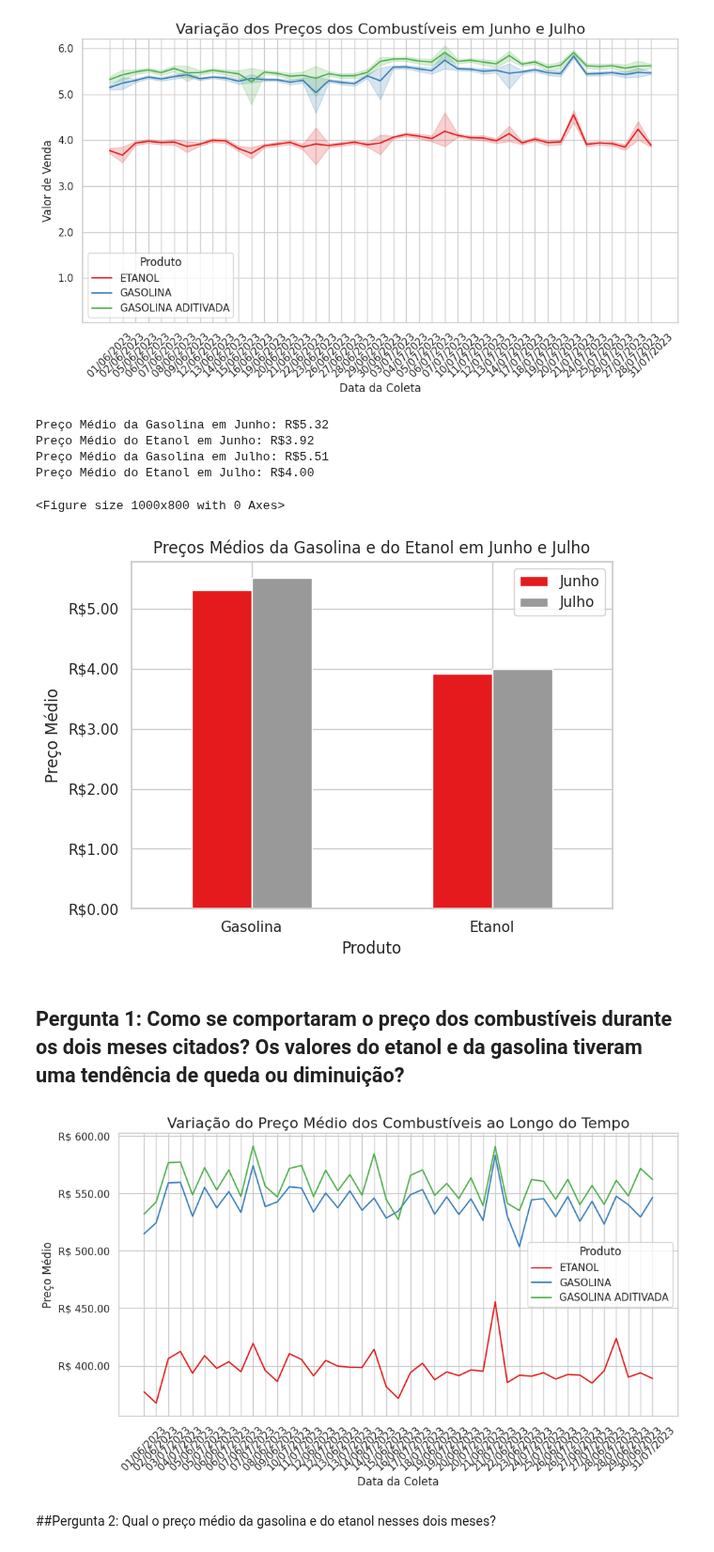
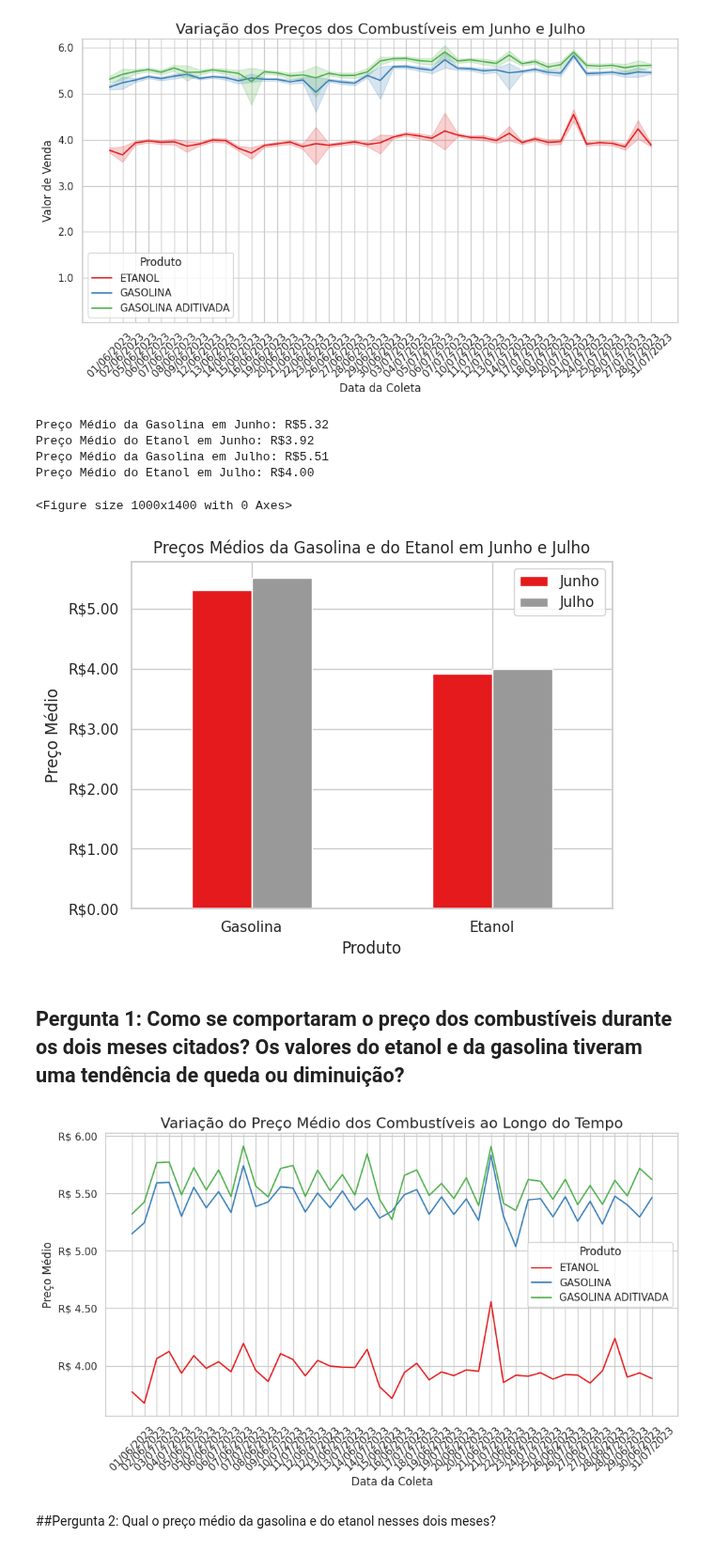
Before and after one commit to Project-4-Trends-and-Insights-Database/Projeto_Dados_para_abastecer_o_carro, a Jupyter notebook: Projeto_Dados_para_abastecer_o_carro.ipynb, the cells around one changed output. Shown at 94% size. Drawn from its saved outputs; the diff is of its cells as text; code cells hidden in the pictures.

```diff
--- a/Projeto_Dados_para_abastecer_o_carro.ipynb
+++ b/Projeto_Dados_para_abastecer_o_carro.ipynb
@@ -73,7 +90,7 @@ df = pd.DataFrame({
     'Julho': precos_medios_julho
 })
 
-plt.figure(figsize=(10, 8))
+plt.figure(figsize=(10, 14))
 df.plot(x='Produto', kind='bar', colormap='Set1')
 plt.title('Preços Médios da Gasolina e do Etanol em Junho e Julho')
 plt.xlabel('Produto')
@@ -87,26 +104,26 @@ Preço Médio da Gasolina em Junho: R$5.32
 Preço Médio do Etanol em Junho: R$3.92
 Preço Médio da Gasolina em Julho: R$5.51
 Preço Médio do Etanol em Julho: R$4.00
-<Figure size 1000x800 with 0 Axes>
+<Figure size 1000x1400 with 0 Axes>
 [figure]
 # %% [markdown]
 ## <font color = 00CED1> Pergunta 1: Como se comportaram o preço dos combustíveis durante os dois meses citados? Os valores do etanol e da gasolina tiveram uma tendência de queda ou diminuição?
 # %%
 # Análise de correlação entre o preço médio dos combustíveis e a quantidade de registros
 dados_combustiveis_por_data = dados_combustiveis.groupby(['Data da Coleta', 'Produto'])['Valor de Venda'].mean().reset_index()
 
 plt.figure(figsize=(10, 6))
 sns.lineplot(data=dados_combustiveis_por_data, x='Data da Coleta', y='Valor de Venda', hue='Produto', palette="Set1")
 plt.title('Variação do Preço Médio dos Combustíveis ao Longo do Tempo', fontsize=16)
 plt.xlabel('Data da Coleta', fontsize=12)
 plt.ylabel('Preço Médio', fontsize=12)
 plt.legend(title='Produto')
 plt.xticks(rotation=45)
-plt.gca().yaxis.set_major_formatter(mticker.FuncFormatter(lambda x, _: f'R$ {x:.2f}'))
+plt.gca().yaxis.set_major_formatter(mticker.FuncFormatter(lambda x, _: f'R$ {x/100:.2f}'))
 plt.tight_layout()
 plt.show()
 # %% [output]
-[figure, old version]
+[figure, new version]
 # %% [markdown]
 ##<font color = 00CED1>Pergunta 2: Qual o preço médio da gasolina e do etanol nesses dois meses?
 # %%
```
Also changed, not shown: parts of 3 cells of this notebook.
